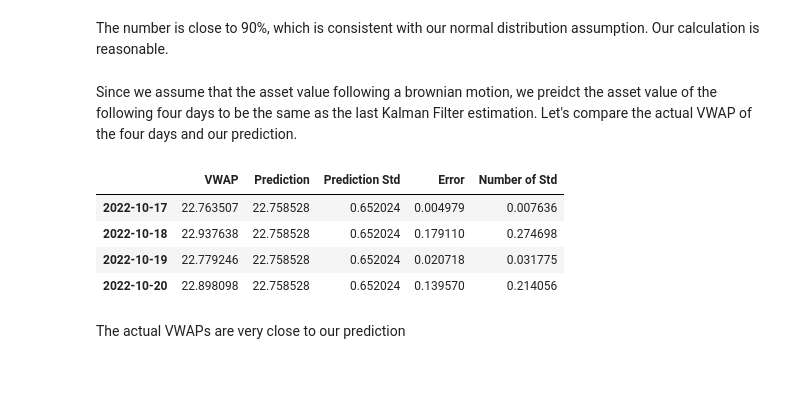
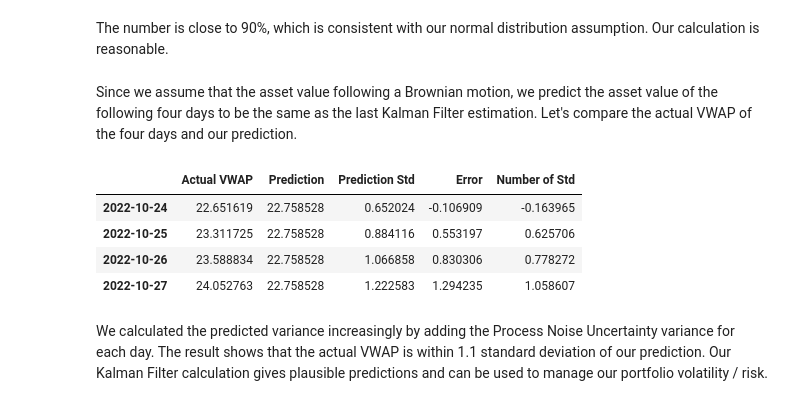
Before and after one commit to ezaccountz/Data_618, a Jupyter notebook: Kalman Filter/Kalman Filter.ipynb, the cells around one changed output. Drawn from its saved outputs; the diff is of its cells as text; code cells hidden in the pictures; blank space fills up the shorter version.

```diff
--- a/Kalman Filter/Kalman Filter.ipynb
+++ b/Kalman Filter/Kalman Filter.ipynb
@@ -136,13 +136,13 @@ In this analysis, we demonstrate the Kalman Filter estimation for 'ARLP', one of
 asset = 'ARLP'
 
 cal_table = pd.DataFrame(index = close_prices.index,
-                         columns = ['close','x_predict', 'P_predict', 'innovation', 'R','Q','P','K','KF_Value'])
-cal_table['close'] = close_prices[asset]
+                         columns = ['VWAP','x_predict', 'P_predict', 'innovation', 'R','Q','P','K','KF_Value'])
+cal_table['VWAP'] = close_prices[asset]
 # %%
 # Kalman Filter Calculation
 
-x_0 = np.mean(cal_table['close'])                                 # Initial Price
-P_0 = (0.5*(max(cal_table['close'])-min(cal_table['close'])))**2  # Using [0.5(max price - min price)]^2 as the initial estimation error
+x_0 = np.mean(cal_table['VWAP'])                                 # Initial Price
+P_0 = (0.5*(max(cal_table['VWAP'])-min(cal_table['VWAP'])))**2  # Using [0.5(max price - min price)]^2 as the initial estimation error
 R_pct = var_table.loc[asset,'R']                                  # R per price unit
 Q_pct = var_table.loc[asset,'Q']                                  # Q per price unit
 
@@ -150,7 +150,7 @@ Q_pct = var_table.loc[asset,'Q']                                  # Q per price
 
 cal_table.loc[cal_table.index[0],'x_predict'] = x_0   # Prediction
 cal_table.loc[cal_table.index[0],'P_predict'] = P_0 + Q_pct * (cal_table['x_predict'][0]**2)  # Prediction Variance, with updated Q
-cal_table.loc[cal_table.index[0],'innovation'] = cal_table['close'][0] - cal_table['x_predict'][0]  # Calcualte the innovation
+cal_table.loc[cal_table.index[0],'innovation'] = cal_table['VWAP'][0] - cal_table['x_predict'][0]  # Calcualte the innovation
 cal_table.loc[cal_table.index[0],'R'] = (cal_table['x_predict'][0]**2) * R_pct    # Update R. Var(aX) = (a^2)*Var(X)
 cal_table.loc[cal_table.index[0],'Q'] = (cal_table['x_predict'][0]**2) * Q_pct    # Update Q. Var(aX) = (a^2)*Var(X)
 cal_table.loc[cal_table.index[0],'K'] = cal_table['P_predict'][0] / (cal_table['P_predict'][0] + cal_table['R'][0])   # Calculate the Kalman gain
@@ -162,7 +162,7 @@ cal_table.loc[cal_table.index[0],'P'] = (1-cal_table['K'][0]) * cal_table['P_pre
 for i in range(1,len(cal_table)):
   cal_table.loc[cal_table.index[i],'x_predict'] = cal_table['KF_Value'][i-1]   # Prediction
   cal_table.loc[cal_table.index[i],'P_predict'] = cal_table['P'][i-1]  + Q_pct * (cal_table['x_predict'][i]**2)  # Prediction Variance, with updated Q
-  cal_table.loc[cal_table.index[i],'innovation'] = cal_table['close'][i] - cal_table['x_predict'][i]  # Calcualte the innovation
+  cal_table.loc[cal_table.index[i],'innovation'] = cal_table['VWAP'][i] - cal_table['x_predict'][i]  # Calcualte the innovation
   cal_table.loc[cal_table.index[i],'R'] = (cal_table['x_predict'][i]**2) * R_pct  # Update R. Var(aX) = (a^2)*Var(X)
   cal_table.loc[cal_table.index[i],'Q'] = (cal_table['x_predict'][i]**2) * Q_pct  # Update Q. Var(aX) = (a^2)*Var(X)
   cal_table.loc[cal_table.index[i],'K'] = cal_table['P_predict'][i] / (cal_table['P_predict'][i] + cal_table['R'][i])   # Calculate the Kalman gain
@@ -227,14 +227,11 @@ sum(abs(cal_table['innovation']) < 1.65*cal_table['P_predict']**0.5)/len(cal_tab
 # %% [markdown]
 The number is close to 90%, which is consistent with our normal distribution assumption. Our calculation is reasonable.
 # %% [markdown]
-Since we assume that the asset value following a brownian motion, we preidct the asset value of the following four days to be the same as the last Kalman Filter estimation. Let's compare the actual VWAP of the four days and our prediction.
+Since we assume that the asset value following a Brownian motion, we predict the asset value of the following four days to be the same as the last Kalman Filter estimation. Let's compare the actual VWAP of the four days and our prediction.
 # %%
 # First day of prediction
 
 start = cal_table.index[len(cal_table)-1] + timedelta(days =1)
-
-#delete the following next week to update the actual last 4 days of actual price
-start = cal_table.index[len(cal_table)-1] + timedelta(days =-5)
 # %%
 # Gather data from the first day of prediction
 
@@ -259,19 +256,20 @@ VWAP = VWAP.replace(0, np.nan)
 # %%
 # Calculate the error of prediction and the number of standard deviation away from 0
 
 prediction = cal_table['KF_Value'][len(cal_table)-1]
-prediction_var = cal_table['P'][len(cal_table)-1] + Q_pct * (prediction**2)
+prediction_var = [cal_table['P'][len(cal_table)-1] +
+                  x*Q_pct * (prediction**2) for x in list(range(1,len(VWAP[asset])+1))]
 
-pd.DataFrame({'VWAP': VWAP[asset],
+pd.DataFrame({'Actual VWAP': VWAP[asset],
               'Prediction' : prediction,
-              'Prediction Std' : prediction_var**0.5,
-              'Error':VWAP['ARLP'] - cal_table['KF_Value'][len(cal_table)-1],
-              'Number of Std':(VWAP[asset] - prediction) / prediction_var**0.5}).head(4)
+              'Prediction Std' : [x**0.5 for x in prediction_var],
+              'Error':VWAP[asset] - cal_table['KF_Value'][len(cal_table)-1],
+              'Number of Std':(VWAP[asset] - prediction) / [x**0.5 for x in prediction_var]}).head(4)
 # %% [output]
-|  | VWAP | Prediction | Prediction Std | Error | Number of Std |
-| 2022-10-17 | 22.763507 | 22.758528 | 0.652024 | 0.004979 | 0.007636 |
-| 2022-10-18 | 22.937638 | 22.758528 | 0.652024 | 0.179110 | 0.274698 |
-| 2022-10-19 | 22.779246 | 22.758528 | 0.652024 | 0.020718 | 0.031775 |
-| 2022-10-20 | 22.898098 | 22.758528 | 0.652024 | 0.139570 | 0.214056 |
+|  | Actual VWAP | Prediction | Prediction Std | Error | Number of Std |
+| 2022-10-24 | 22.651619 | 22.758528 | 0.652024 | -0.106909 | -0.163965 |
+| 2022-10-25 | 23.311725 | 22.758528 | 0.884116 | 0.553197 | 0.625706 |
+| 2022-10-26 | 23.588834 | 22.758528 | 1.066858 | 0.830306 | 0.778272 |
+| 2022-10-27 | 24.052763 | 22.758528 | 1.222583 | 1.294235 | 1.058607 |
 # %% [markdown]
-The actual VWAPs are very close to our prediction
+We calculated the predicted variance increasingly by adding the Process Noise Uncertainty variance for each day. The result shows that the actual VWAP is within 1.1 standard deviation of our prediction. Our Kalman Filter calculation gives plausible predictions and can be used to manage our portfolio volatility / risk.
```
Also changed, not shown: parts of 9 cells of this notebook.
